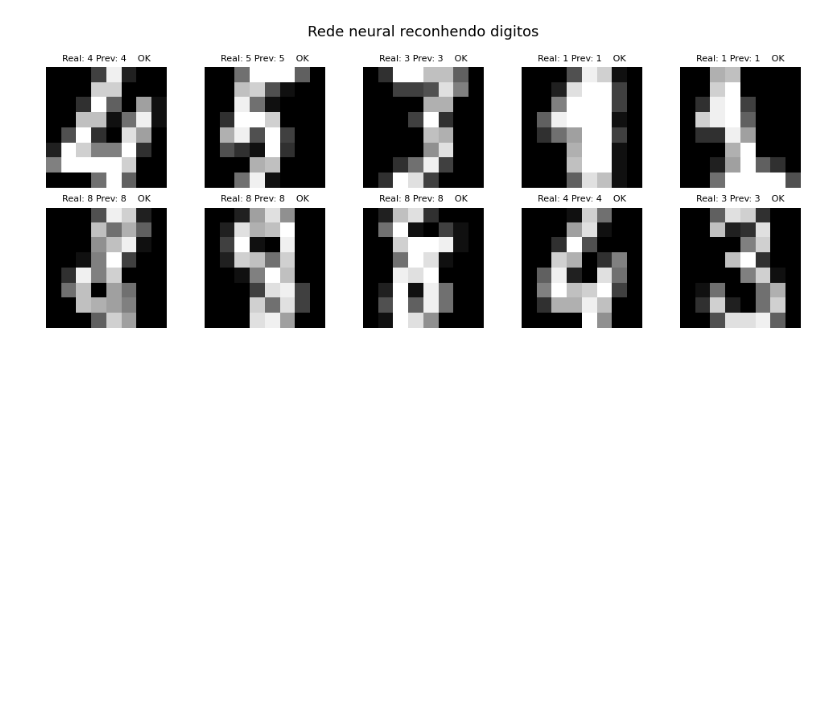
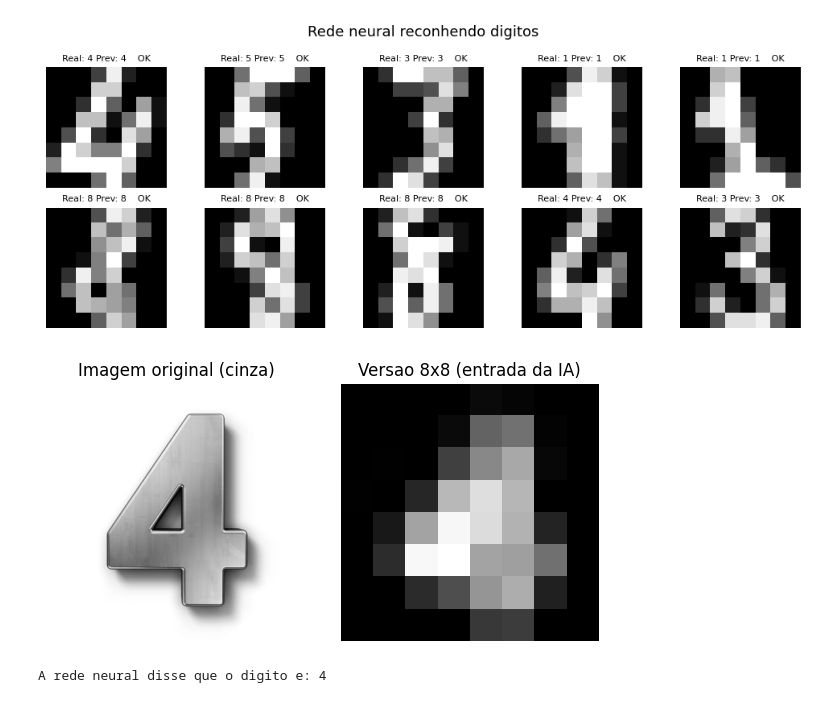
Before and after one commit to LucasMiura/revisao_perceptron, a Jupyter notebook: revisao_mlp.ipynb, the cells around one changed output. Cells and saved outputs as stored; diff of their text form; code cells hidden in the pictures; blank space fills up the shorter version.

```diff
--- a/revisao_mlp.ipynb
+++ b/revisao_mlp.ipynb
@@ -264,32 +264,35 @@ from PIL import Image, ImageOps
 from io import BytesIO
 
 
-url = "https://upload.wikimedia.org/wikipedia/commons/thumb/2/27/MnistExamples.png/320px-MnistExamples.png"
+url = "https://static8.depositphotos.com/1338574/829/i/450/depositphotos_8293024-stock-photo-the-number-4-in-gold.jpg"
 
 # Baixa a imagem
 resposta = requests.get(url, timeout=10)
 imagem_original = Image.open(BytesIO(resposta.content))
 
 largura, altura = imagem_original.size
 imagem_recortada = imagem_original.crop((0, 0, altura, altura))
 
 imagem_cinza = imagem_recortada.convert("L")          # escala de cinza
 imagem_8x8 = imagem_cinza.resize((8, 8), Image.LANCZOS)  # reduz para 8x8
 imagem_inv = ImageOps.invert(imagem_8x8)              # inverte: fundo escuro, digito claro
 array = np.array(imagem_inv, dtype=float) / 255 * 16  # normaliza para 0-16
 
 fig, (ax1, ax2) = plt.subplots(1, 2, figsize=(6, 3))
 ax1.imshow(imagem_cinza, cmap="gray")
 ax1.set_title("Imagem original (cinza)")
 ax1.axis("off")
 
 ax2.imshow(array, cmap="gray")
 ax2.set_title("Versao 8x8 (entrada da IA)")
 ax2.axis("off")
 
 plt.tight_layout()
 plt.show()
 
 entrada = array.reshape(1, -1)  # transforma em vetor de 64 numeros
 previsao = clf_digits.prever(entrada)
 print(f"A rede neural disse que o digito e: {previsao[0]}")
+# %% [output]
+[figure, added]
+A rede neural disse que o digito e: 4
```
Also changed, not shown: 3 other files.
